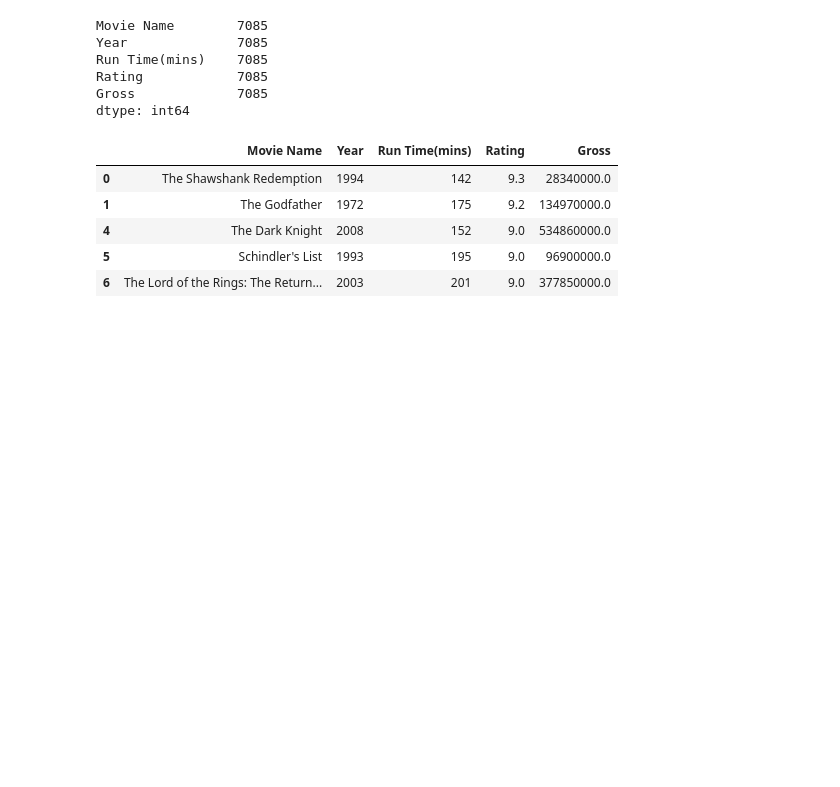
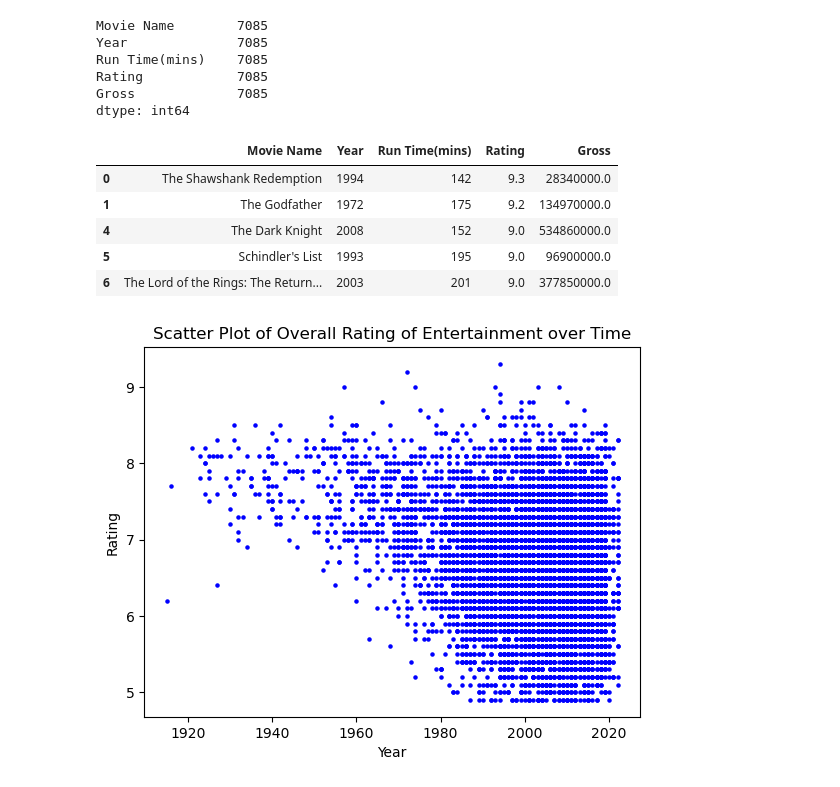
Before and after one commit to RedDeath007/Data-Analytics-Project-1-Team-1, a Jupyter notebook: Movie_Data_Analysis.ipynb, the cells around one changed output. Drawn from its saved outputs; the diff is of its cells as text; code cells hidden in the pictures; blank space fills up the shorter version.

```diff
--- a/Movie_Data_Analysis.ipynb
+++ b/Movie_Data_Analysis.ipynb
@@ -70,3 +78,14 @@ dtype: int64
 | 4 | The Dark Knight | 2008 | 152 | 9.0 | 534860000.0 |
 | 5 | Schindler's List | 1993 | 195 | 9.0 | 96900000.0 |
 | 6 | The Lord of the Rings: The Return... | 2003 | 201 | 9.0 | 377850000.0 |
+# %%
+#scatter plot time :D
+
+fig1, ax1 = plt.subplots()
+plt.scatter(movie_cleaned_df['Year'],movie_cleaned_df['Rating'], marker = 'o', color = 'blue', s = 5)
+plt.title("Scatter Plot of Overall Rating of Entertainment over Time")
+plt.xlabel("Year")
+plt.ylabel("Rating")
+plt.show()
+# %% [output]
+[figure, added]
```
Also changed, not shown: parts of 9 cells of this notebook.
